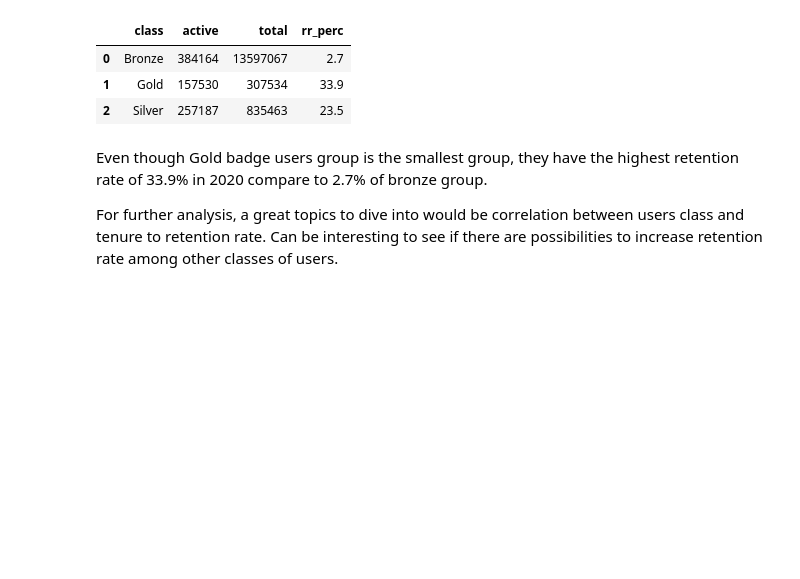
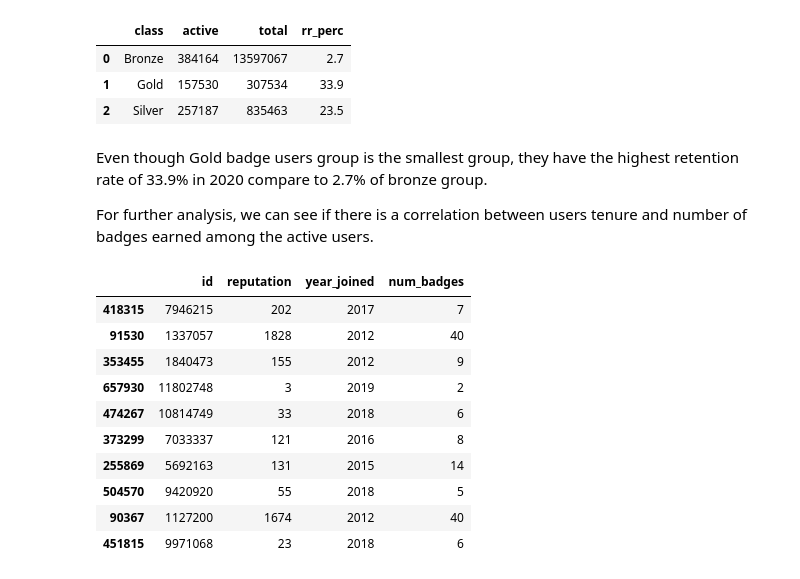
Before and after one commit to mbo0000/Personal-Projects, a Jupyter notebook: BigQuerySQL/bq_stackoverflow.ipynb, the cells around one changed output. Cells and saved outputs as stored; diff of their text form; code cells hidden in the pictures; blank space fills up the shorter version.

```diff
--- a/BigQuerySQL/bq_stackoverflow.ipynb
+++ b/BigQuerySQL/bq_stackoverflow.ipynb
@@ -282,4 +281,54 @@ df
 # %% [markdown]
 Even though Gold badge users group is the smallest group, they have the highest retention rate of 33.9% in 2020 compare to 2.7% of bronze group.
 
-For further analysis, a great topics to dive into would be correlation between users class and tenure to retention rate. Can be interesting to see if there are possibilities to increase retention rate among other classes of users.
+For further analysis, we can see if there is a correlation between users tenure and number of badges earned among the active users.
+# %%
+query = """
+        WITH badge_earned AS
+        (
+            SELECT
+                user_id,
+                COUNT(id) AS num_badges
+            FROM `bigquery-public-data.stackoverflow.badges`
+            GROUP BY 1
+        ),
+
+        active_users AS
+        (
+            SELECT
+                id,
+                reputation,
+                creation_date
+            FROM
+                `bigquery-public-data.stackoverflow.users`
+            WHERE
+                EXTRACT(YEAR FROM creation_date) <= 2019
+                AND (id IN (SELECT owner_user_id FROM `bigquery-public-data.stackoverflow.posts_questions` WHERE EXTRACT(YEAR FROM creation_date) = 2020)
+                OR id IN (SELECT owner_user_id FROM `bigquery-public-data.stackoverflow.posts_answers` WHERE EXTRACT(YEAR FROM creation_date) = 2020)
+                OR id IN (SELECT user_id FROM `bigquery-public-data.stackoverflow.comments` WHERE EXTRACT(YEAR FROM creation_date) = 2020))
+        )
+
+        SELECT
+            id,
+            reputation,
+            EXTRACT(YEAR FROM creation_date) AS year_joined,
+            num_badges
+        FROM active_users AS users
+            JOIN badge_earned ON users.id = badge_earned.user_id
+        ORDER BY num_badges DESC;
+    """
+
+result = getQueryAsDF(query)
+result.sample(10)
+# %% [output]
+|  | id | reputation | year_joined | num_badges |
+| 418315 | 7946215 | 202 | 2017 | 7 |
+| 91530 | 1337057 | 1828 | 2012 | 40 |
+| 353455 | 1840473 | 155 | 2012 | 9 |
+| 657930 | 11802748 | 3 | 2019 | 2 |
+| 474267 | 10814749 | 33 | 2018 | 6 |
+| 373299 | 7033337 | 121 | 2016 | 8 |
+| 255869 | 5692163 | 131 | 2015 | 14 |
+| 504570 | 9420920 | 55 | 2018 | 5 |
+| 90367 | 1127200 | 1674 | 2012 | 40 |
+| 451815 | 9971068 | 23 | 2018 | 6 |
```
Also changed, not shown: parts of 11 cells of this notebook.
